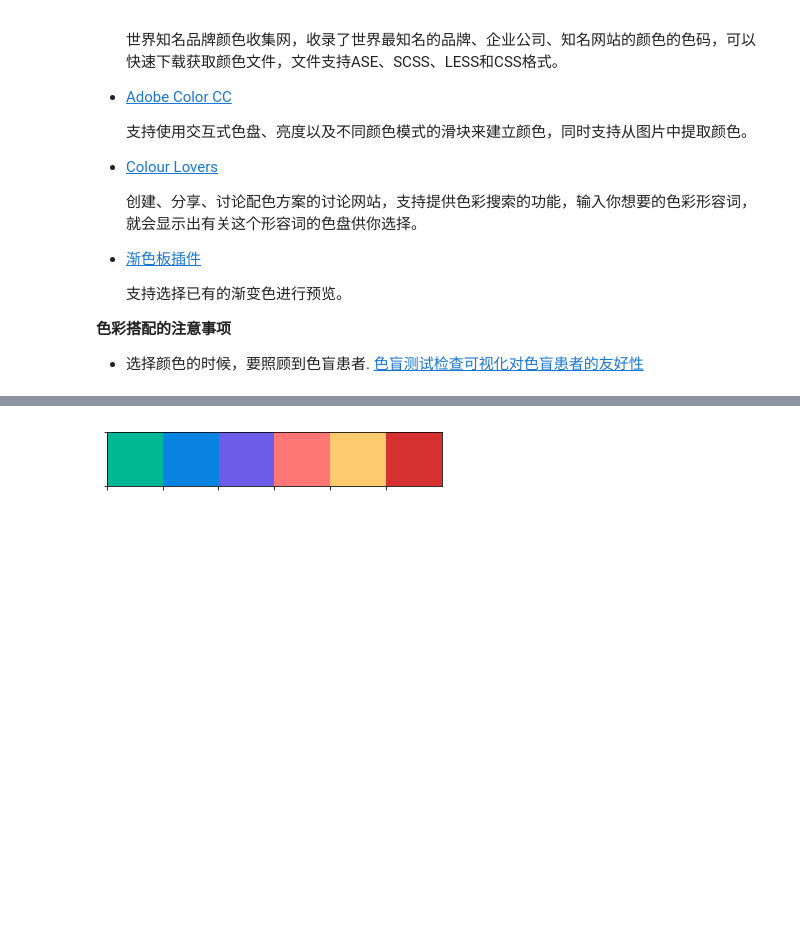
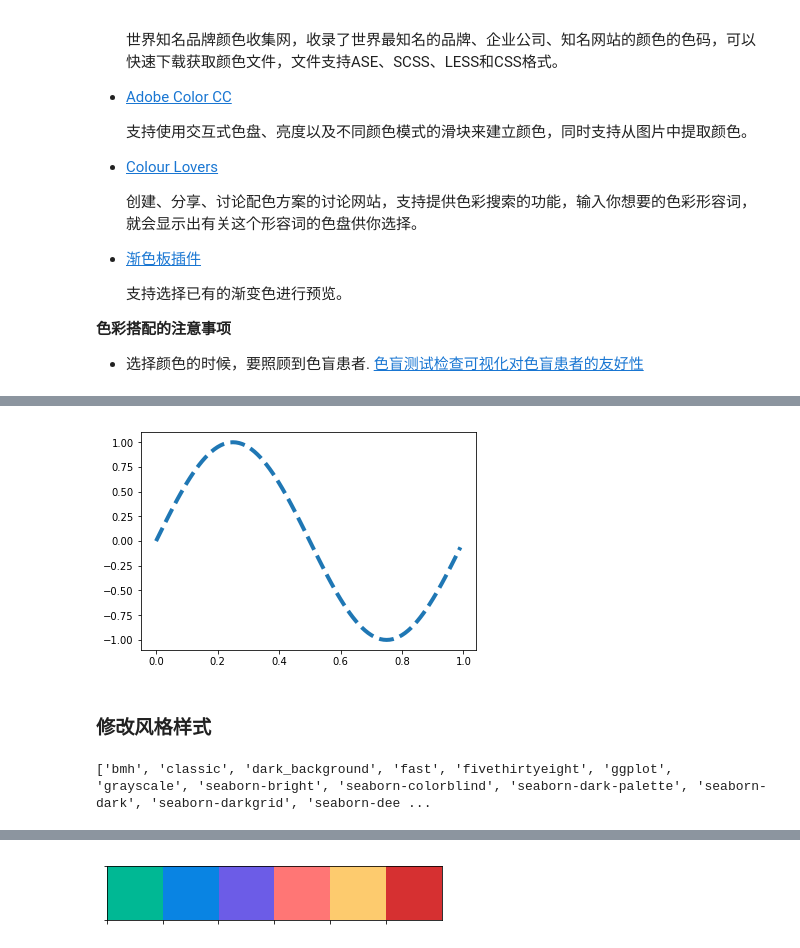
Before and after one commit to DepInjoy/PythonGrammarFoundation, a Jupyter notebook: jupyters/Visualization.ipynb, the cells around one changed output, grey strips where cells are left out. Cells and saved outputs as stored; diff of their text form; code cells hidden in the pictures; blank space fills up the shorter version.

```diff
--- a/jupyters/Visualization.ipynb
+++ b/jupyters/Visualization.ipynb
@@ -38,0 +70,13 @@
+# %%
+matplotlib.rc("lines", linewidth = 4, linestyle = "--")
+
+draw_sin()
+# %% [output]
+[figure, added]
+# %% [markdown]
+### 修改风格样式
+# %%
+# 查看支持的风格样式
+print(plt.style.available)
+# %% [output]
+['bmh', 'classic', 'dark_background', 'fast', 'fivethirtyeight', 'ggplot', 'grayscale', 'seaborn-bright', 'seaborn-colorblind', 'seaborn-dark-palette', 'seaborn-dark', 'seaborn-darkgrid', 'seaborn-dee ...
```
Also changed, not shown: parts of 7 cells of this notebook, 1 other file.
